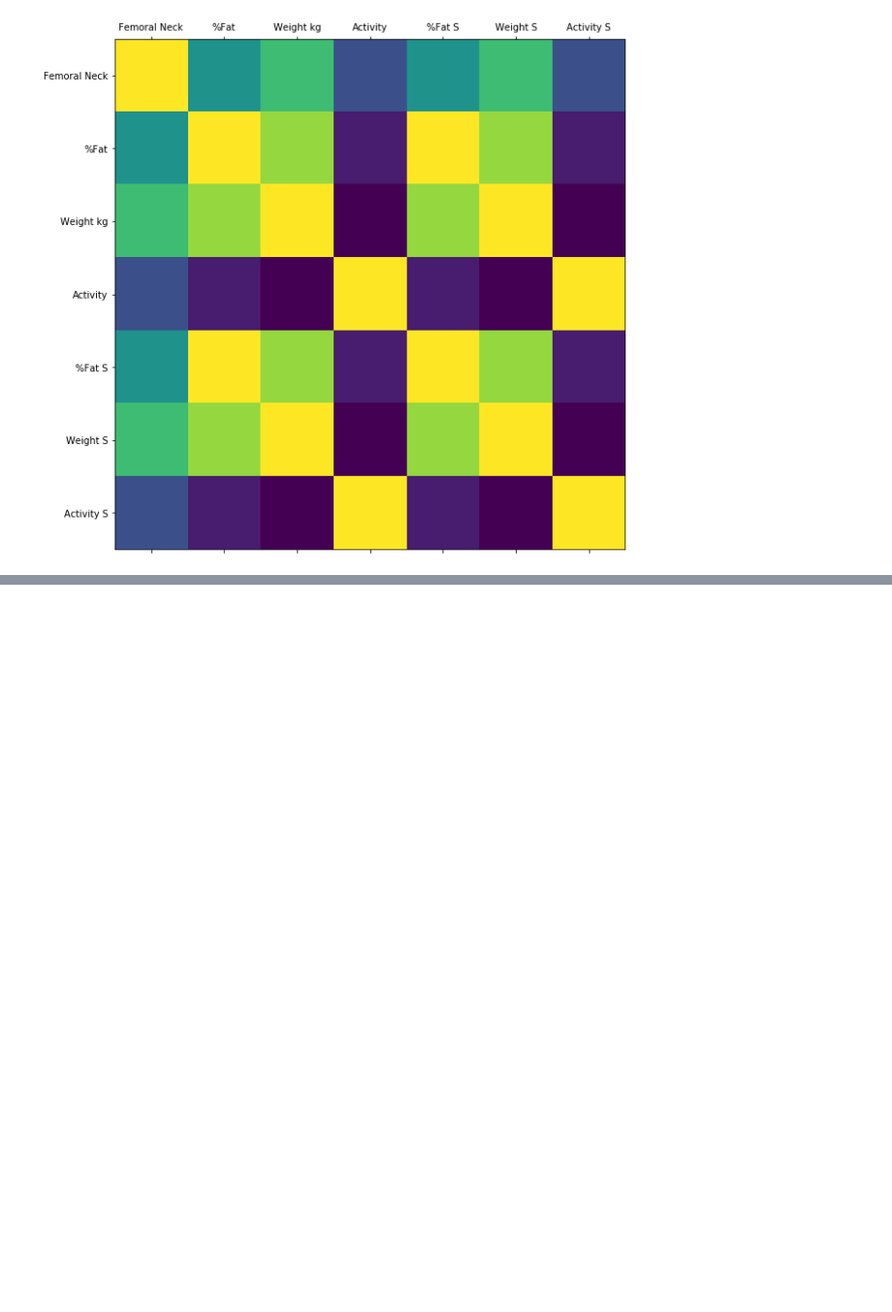
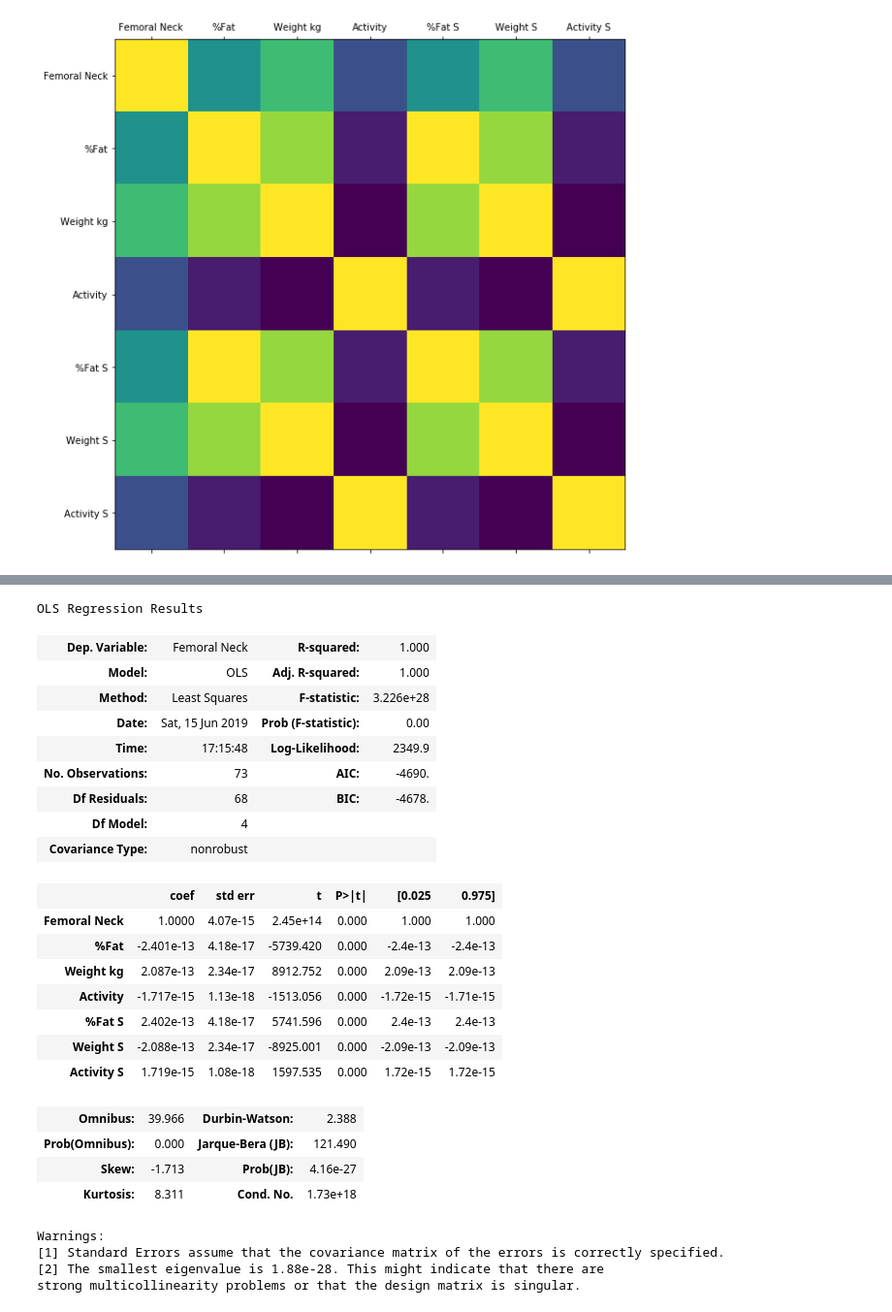
Before and after one commit to imamun93/multicollinearity_regression, a Jupyter notebook: MulticollinearityRegression.ipynb, the cells around one changed output, grey strips where cells are left out. Shown at 97% size. Saved outputs shown, nothing was run; the diff lists cells and outputs as text; code cells hidden in the pictures; blank space fills up the shorter version.

```diff
--- a/MulticollinearityRegression.ipynb
+++ b/MulticollinearityRegression.ipynb
@@ -81,0 +105,3 @@ plot_corr(data)
+# %%
+x= data.drop(['Femoral Neck'], axis=1)
+y= data[['Femoral Neck']]
@@ -81,0 +126,2 @@ plot_corr(data)
+# %%
+X_train, X_test, y_train, y_test= train_test_split(data, y, test_size= 0.2, random_state= 14)
@@ -81,0 +151,33 @@ plot_corr(data)
+# %%
+X= X_train
+y= y_train
+model= sm.OLS(y, X).fit()
+predictions= model.predict(X)
+model.summary()
+# %% [output]
+OLS Regression Results
+| Dep. Variable: | Femoral Neck | R-squared: | 1.000 |
+| Model: | OLS | Adj. R-squared: | 1.000 |
+| Method: | Least Squares | F-statistic: | 3.226e+28 |
+| Date: | Sat, 15 Jun 2019 | Prob (F-statistic): | 0.00 |
+| Time: | 17:15:48 | Log-Likelihood: | 2349.9 |
+| No. Observations: | 73 | AIC: | -4690. |
+| Df Residuals: | 68 | BIC: | -4678. |
+| Df Model: | 4 |  |  |
+| Covariance Type: | nonrobust |  |  |
+|  | coef | std err | t | P>|t| | [0.025 | 0.975] |
+| Femoral Neck | 1.0000 | 4.07e-15 | 2.45e+14 | 0.000 | 1.000 | 1.000 |
+| %Fat | -2.401e-13 | 4.18e-17 | -5739.420 | 0.000 | -2.4e-13 | -2.4e-13 |
+| Weight kg | 2.087e-13 | 2.34e-17 | 8912.752 | 0.000 | 2.09e-13 | 2.09e-13 |
+| Activity | -1.717e-15 | 1.13e-18 | -1513.056 | 0.000 | -1.72e-15 | -1.71e-15 |
+| %Fat S | 2.402e-13 | 4.18e-17 | 5741.596 | 0.000 | 2.4e-13 | 2.4e-13 |
+| Weight S | -2.088e-13 | 2.34e-17 | -8925.001 | 0.000 | -2.09e-13 | -2.09e-13 |
+| Activity S | 1.719e-15 | 1.08e-18 | 1597.535 | 0.000 | 1.72e-15 | 1.72e-15 |
+| Omnibus: | 39.966 | Durbin-Watson: | 2.388 |
+| Prob(Omnibus): | 0.000 | Jarque-Bera (JB): | 121.490 |
+| Skew: | -1.713 | Prob(JB): | 4.16e-27 |
+| Kurtosis: | 8.311 | Cond. No. | 1.73e+18 |
+Warnings:
+[1] Standard Errors assume that the covariance matrix of the errors is correctly specified.
+[2] The smallest eigenvalue is 1.88e-28. This might indicate that there are
+strong multicollinearity problems or that the design matrix is singular.
```
Also changed, not shown: parts of 9 cells of this notebook.
